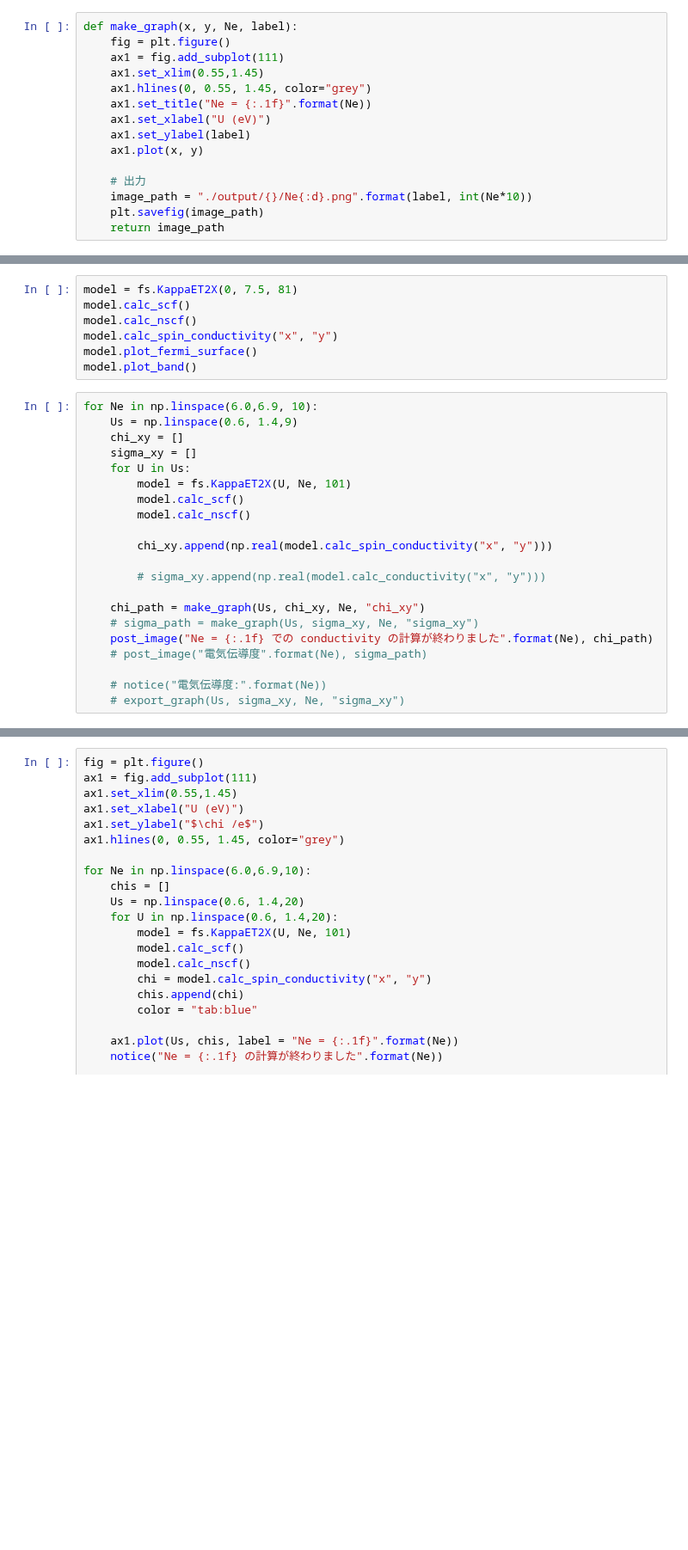
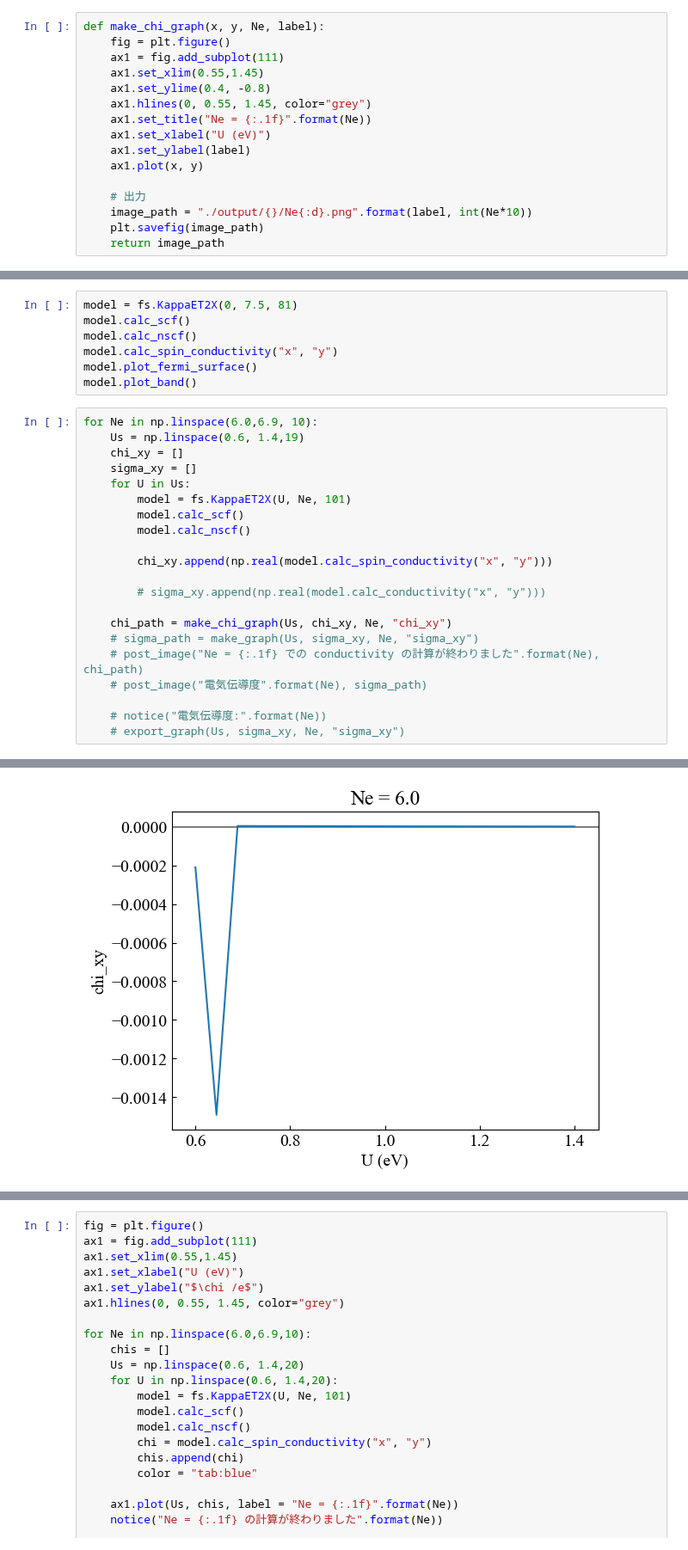
Before and after one commit to xiang-gong3944/----, a Jupyter notebook: 2024_09_25_AlterMagnet1/kappaET2_band_py.ipynb, the cells around one changed output, grey strips where cells are left out. Shown at 86% size. Saved outputs shown, nothing was run; the diff lists cells and outputs as text; blank space fills up the shorter version.

```diff
--- a/2024_09_25_AlterMagnet1/kappaET2_band_py.ipynb
+++ b/2024_09_25_AlterMagnet1/kappaET2_band_py.ipynb
@@ -511,10 +518,11 @@ def post_image(text, image_path):
         if isinstance(filetuple, tuple) and filetuple[1]:
             filetuple[1].close()
 # %%
-def make_graph(x, y, Ne, label):
+def make_chi_graph(x, y, Ne, label):
     fig = plt.figure()
     ax1 = fig.add_subplot(111)
     ax1.set_xlim(0.55,1.45)
+    ax1.set_ylime(0.4, -0.8)
     ax1.hlines(0, 0.55, 1.45, color="grey")
     ax1.set_title("Ne = {:.1f}".format(Ne))
     ax1.set_xlabel("U (eV)")
@@ -536,7 +544,7 @@ model.plot_fermi_surface()
 model.plot_band()
 # %%
 for Ne in np.linspace(6.0,6.9, 10):
-    Us = np.linspace(0.6, 1.4,9)
+    Us = np.linspace(0.6, 1.4,19)
     chi_xy = []
     sigma_xy = []
     for U in Us:
@@ -548,10 +556,11 @@ for Ne in np.linspace(6.0,6.9, 10):
 
         # sigma_xy.append(np.real(model.calc_conductivity("x", "y")))
 
-    chi_path = make_graph(Us, chi_xy, Ne, "chi_xy")
+    chi_path = make_chi_graph(Us, chi_xy, Ne, "chi_xy")
     # sigma_path = make_graph(Us, sigma_xy, Ne, "sigma_xy")
-    post_image("Ne = {:.1f} での conductivity の計算が終わりました".format(Ne), chi_path)
+    # post_image("Ne = {:.1f} での conductivity の計算が終わりました".format(Ne), chi_path)
     # post_image("電気伝導度".format(Ne), sigma_path)
 
     # notice("電気伝導度:".format(Ne))
     # export_graph(Us, sigma_xy, Ne, "sigma_xy")
+# %% [output]
@@ -557,0 +585 @@ for Ne in np.linspace(6.0,6.9, 10):
+[figure, added]
```
Also changed, not shown: parts of 4 cells of this notebook, 3 other files.
